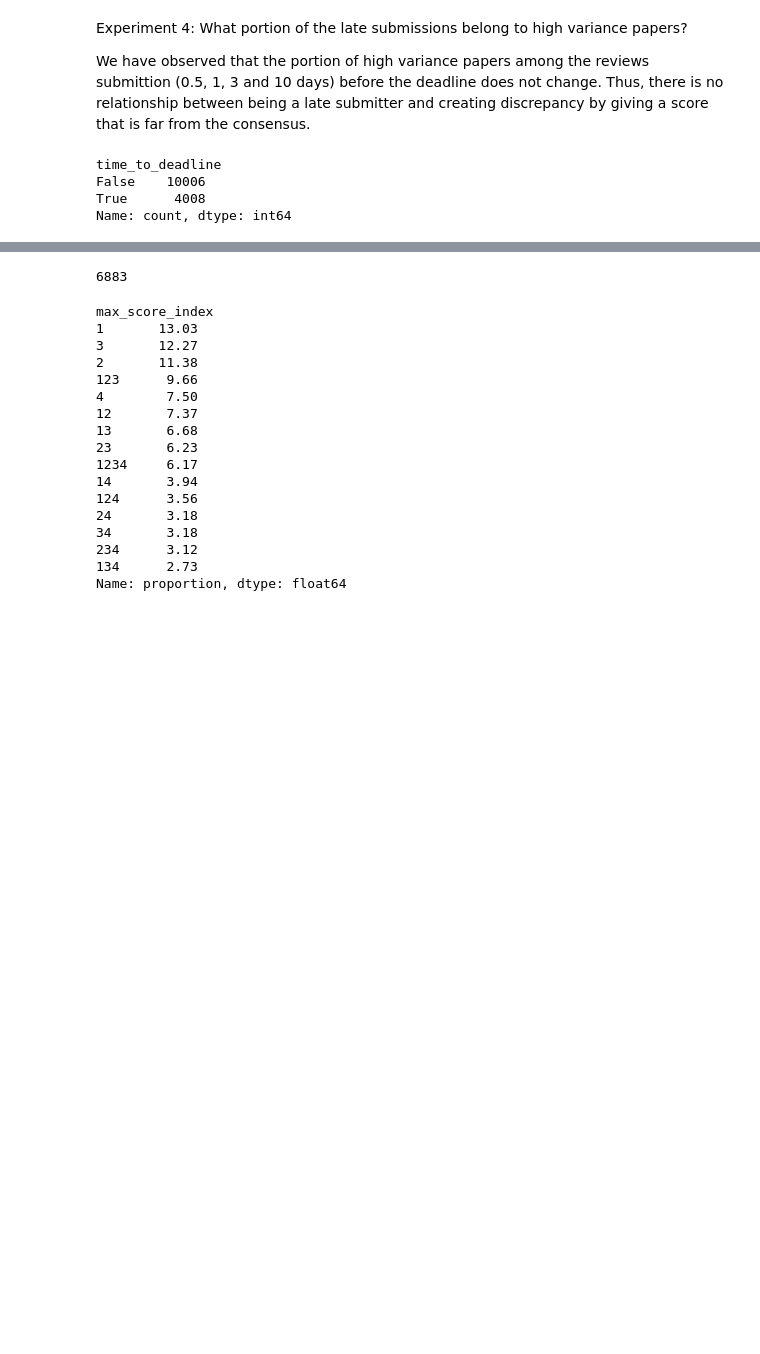
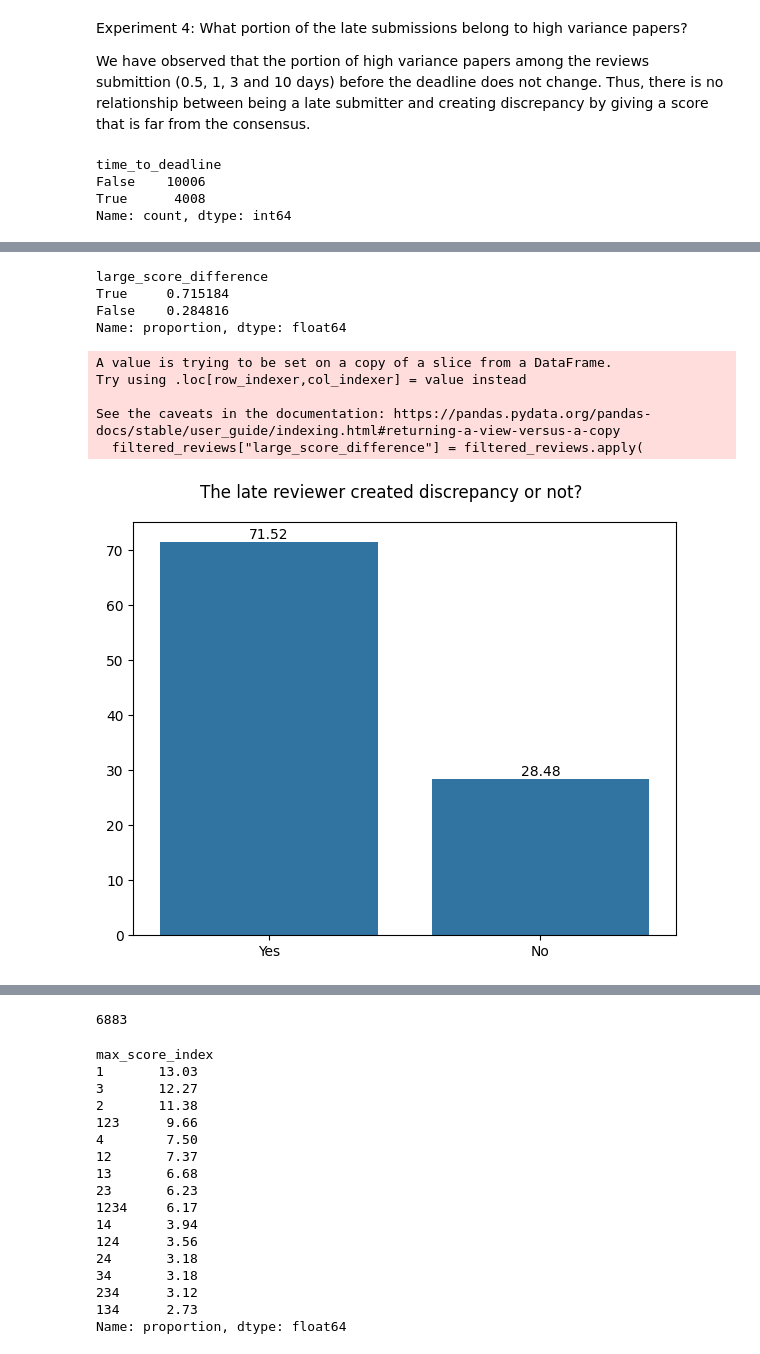
Before and after one commit to halilfarukkaragoz/data-literacy-group16, a Jupyter notebook: busra/time_relationship_cumulative.ipynb, the cells around one changed output, grey strips where cells are left out. Saved outputs shown, nothing was run; the diff lists cells and outputs as text; code cells hidden in the pictures; blank space fills up the shorter version.

```diff
--- a/busra/time_relationship_cumulative.ipynb
+++ b/busra/time_relationship_cumulative.ipynb
@@ -598,0 +616,54 @@ plt.show()
+# %%
+fig, axes = plt.subplots(1, 1, figsize=(6, 5), sharey=True)
+
+filtered_reviews = review_df_clean[
+    (review_df_clean["time_to_deadline"].between(pd.Timedelta(days=0), pd.Timedelta(days=25))) &
+    (review_df_clean["is_high_variance"] == 1)
+]
+
+# Step 2: Define a function to check if any score difference is greater than 4
+def has_large_score_difference(row, df):
+    paper_id = row["paper_id"]
+    review_score = row["review_score"]
+    reviewer = row["reviewer"]
+
+    # Get all other reviews for the same paper
+    other_reviews = df[ (df["paper_id"] == paper_id) & (df["reviewer"] != reviewer)]
+
+    # Compute absolute differences
+    differences = (other_reviews["review_score"] - review_score).abs()
+
+    # Check if any difference is greater than 4
+    return (differences >= 4).any()
+
+# Step 3: Apply function to each row in the filtered reviews
+filtered_reviews["large_score_difference"] = filtered_reviews.apply(
+    lambda row: has_large_score_difference(row, review_df_clean), axis=1
+)
+
+print(filtered_reviews["large_score_difference"].value_counts(normalize=True))
+
+# Step 4: Compute the percentage of reviews with large score differences
+pd_series_large_diff = (100 * filtered_reviews["large_score_difference"].value_counts(normalize=True)).round(2)
+
+accepted_partition_into_high_var_reviewers = pd_series_large_diff.to_list()
+x_names = ["Yes", "No"]
+
+ax = sns.barplot(x=x_names, y=accepted_partition_into_high_var_reviewers)
+ax.bar_label(ax.containers[0])
+ax.set_ylabel('Percentage (%)' if i == 0 else "")
+
+plt.suptitle("The late reviewer created discrepancy or not?")
+plt.tight_layout()
+plt.show()
+# %% [output]
+large_score_difference
+True     0.715184
+False    0.284816
+Name: proportion, dtype: float64
+A value is trying to be set on a copy of a slice from a DataFrame.
+Try using .loc[row_indexer,col_indexer] = value instead
+
+See the caveats in the documentation: https://pandas.pydata.org/pandas-docs/stable/user_guide/indexing.html#returning-a-view-versus-a-copy
+  filtered_reviews["large_score_difference"] = filtered_reviews.apply(
+[figure, added]
```
Also changed, not shown: parts of 18 cells of this notebook, 14 other files.
